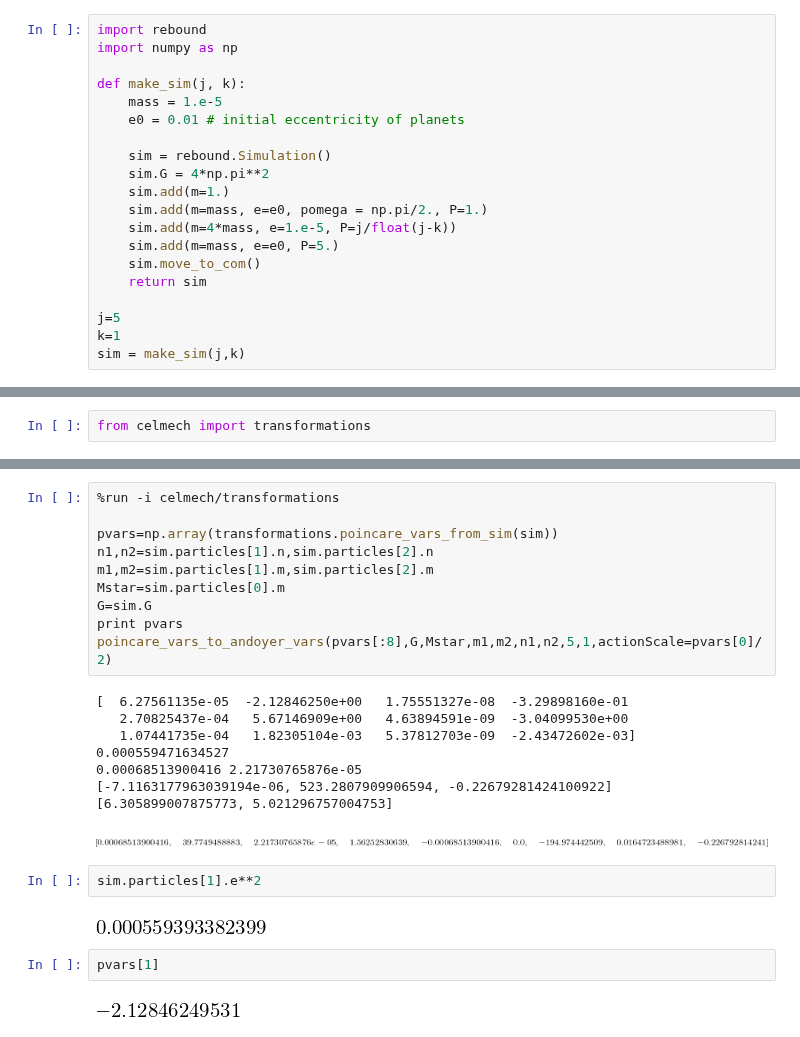
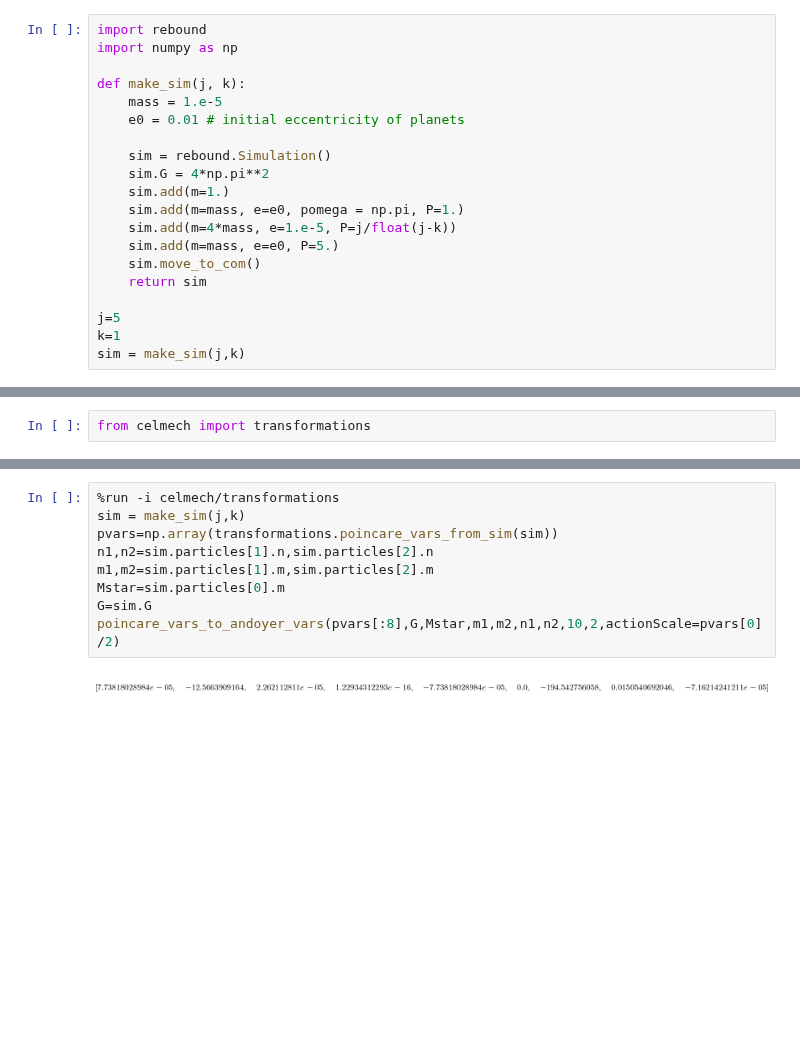
Before and after one commit to shadden/celmech, a Jupyter notebook: HamiltonianPoincare.ipynb, the cells around one changed output, grey strips where cells are left out. Saved outputs shown, nothing was run; the diff lists cells and outputs as text; blank space fills up the shorter version.

Commit message:
working transformation from poincare variables to 'andoyer' variables

```diff
--- a/HamiltonianPoincare.ipynb
+++ b/HamiltonianPoincare.ipynb
@@ -14,7 +14,7 @@ def make_sim(j, k):
     sim = rebound.Simulation()
     sim.G = 4*np.pi**2
     sim.add(m=1.)
-    sim.add(m=mass, e=e0, pomega = np.pi/2., P=1.)
+    sim.add(m=mass, e=e0, pomega = np.pi, P=1.)
     sim.add(m=4*mass, e=1.e-5, P=j/float(j-k))
     sim.add(m=mass, e=e0, P=5.)
     sim.move_to_com()
@@ -78,27 +73,11 @@ pvars=[:8]
 # %%
 %run -i celmech/transformations
-
+sim = make_sim(j,k)
 pvars=np.array(transformations.poincare_vars_from_sim(sim))
 n1,n2=sim.particles[1].n,sim.particles[2].n
 m1,m2=sim.particles[1].m,sim.particles[2].m
 Mstar=sim.particles[0].m
 G=sim.G
-print pvars
-poincare_vars_to_andoyer_vars(pvars[:8],G,Mstar,m1,m2,n1,n2,5,1,actionScale=pvars[0]/2)
+poincare_vars_to_andoyer_vars(pvars[:8],G,Mstar,m1,m2,n1,n2,10,2,actionScale=pvars[0]/2)
 # %% [output]
-[  6.27561135e-05  -2.12846250e+00   1.75551327e-08  -3.29898160e-01
-   2.70825437e-04   5.67146909e+00   4.63894591e-09  -3.04099530e+00
-   1.07441735e-04   1.82305104e-03   5.37812703e-09  -2.43472602e-03]
-0.000559471634527
-0.00068513900416 2.21730765876e-05
-[-7.1163177963039194e-06, 523.2807909906594, -0.22679281424100922]
-[6.305899007875773, 5.021296757004753]
-[figure, old version]
+[figure, new version]
-# %%
-sim.particles[1].e**2
-# %% [output]
-[figure, removed]
-# %%
-pvars[1]
-# %% [output]
-[figure, removed]
```
Also changed, not shown: parts of 3 cells of this notebook, 2 other files.
